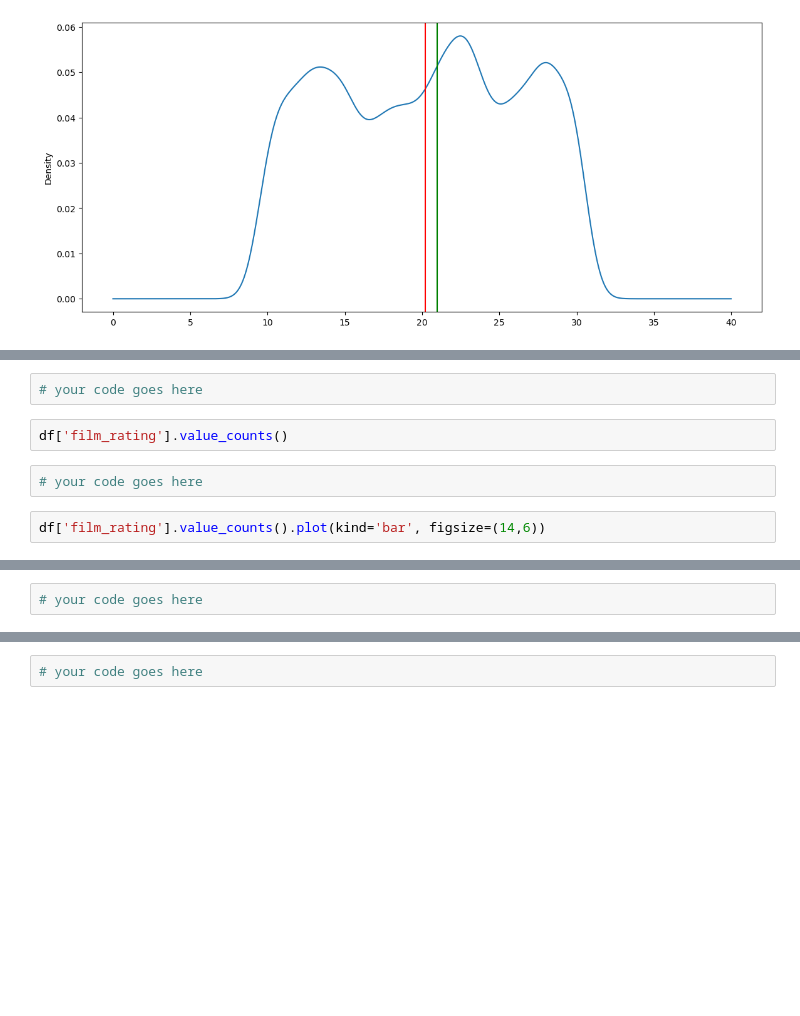
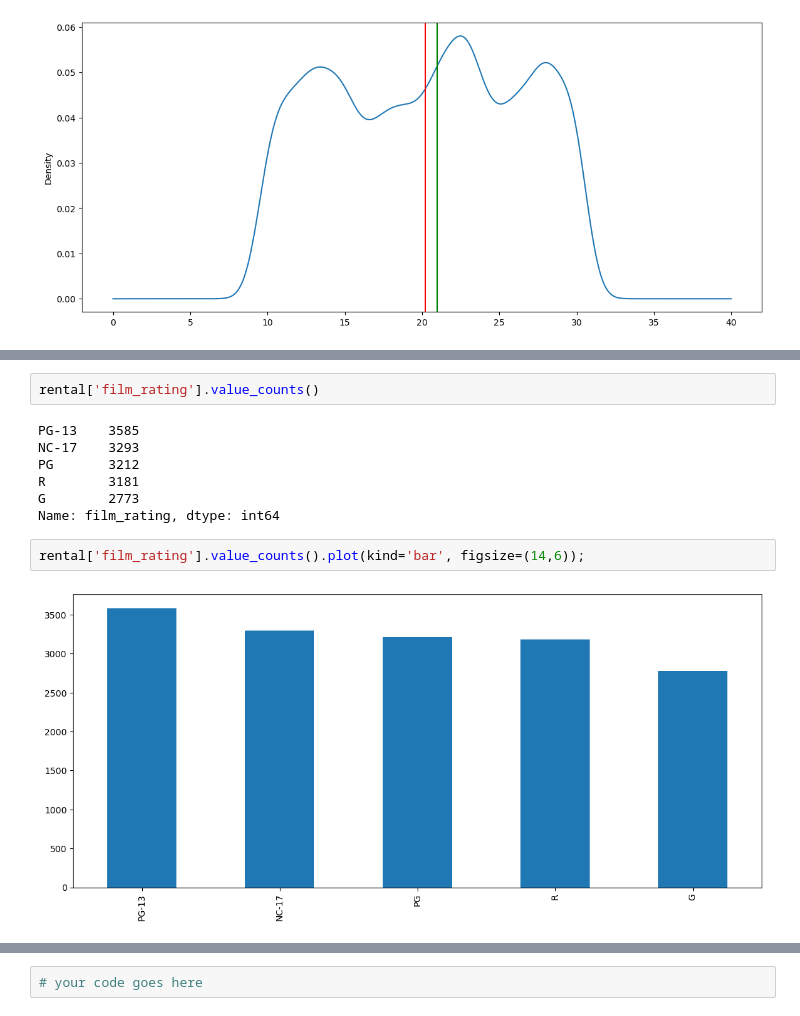
Before and after one commit to AlisonCG1/Freecodecamp-practice, a Jupyter notebook: Exercises_2.ipynb, the cells around one changed output, grey strips where cells are left out. Saved outputs shown, nothing was run; the diff lists cells and outputs as text; blank space fills up the shorter version.

```diff
--- a/Exercises_2.ipynb
+++ b/Exercises_2.ipynb
@@ -136,14 +137,19 @@ ax.axvline(rental['film_replacement_cost'].median(), color='green');
 
 - Show the raw count of each film rating.
 - Show a <b>bar plot</b> with all possible film ratings.
-# %%
-# your code goes here
 # %%
-df['film_rating'].value_counts()
+rental['film_rating'].value_counts()
+# %% [output]
+PG-13    3585
+NC-17    3293
+PG       3212
+R        3181
+G        2773
+Name: film_rating, dtype: int64
-# %%
-# your code goes here
 # %%
-df['film_rating'].value_counts().plot(kind='bar', figsize=(14,6))
+rental['film_rating'].value_counts().plot(kind='bar', figsize=(14,6));
+# %% [output]
+[figure, added]
 # %% [markdown]
 ![green-divider](https://user-images.githubusercontent.com/7065401/52071924-c003ad80-2562-11e9-8297-1c6595f8a7ff.png)
 
@@ -158,5 +164,3 @@ In the United States, film classification is a voluntary process with the rating
 - NC-17 (Adults Only): No One 17 and Under Admitted.
 
 Show a <b>grouped box plot</b> per film rating with the film replacement costs.
-# %%
-# your code goes here
```
Also changed, not shown: parts of 3 cells of this notebook.
